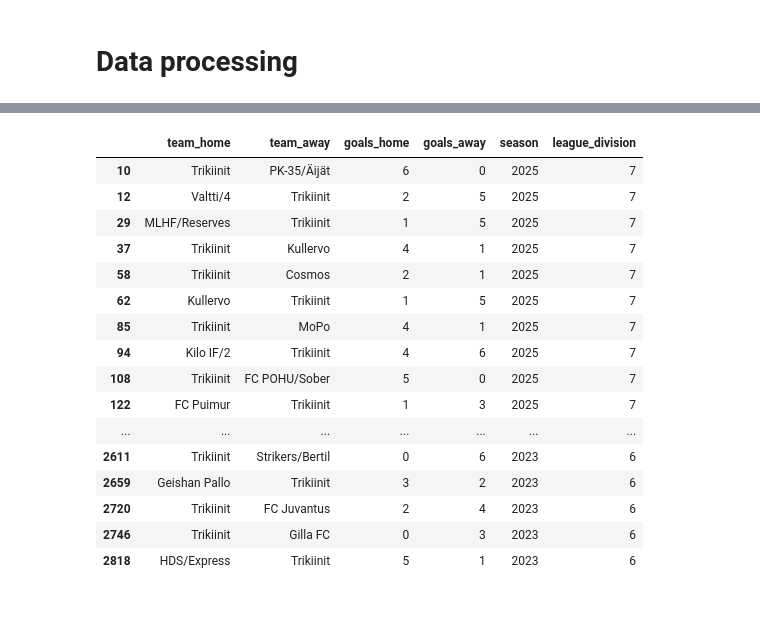
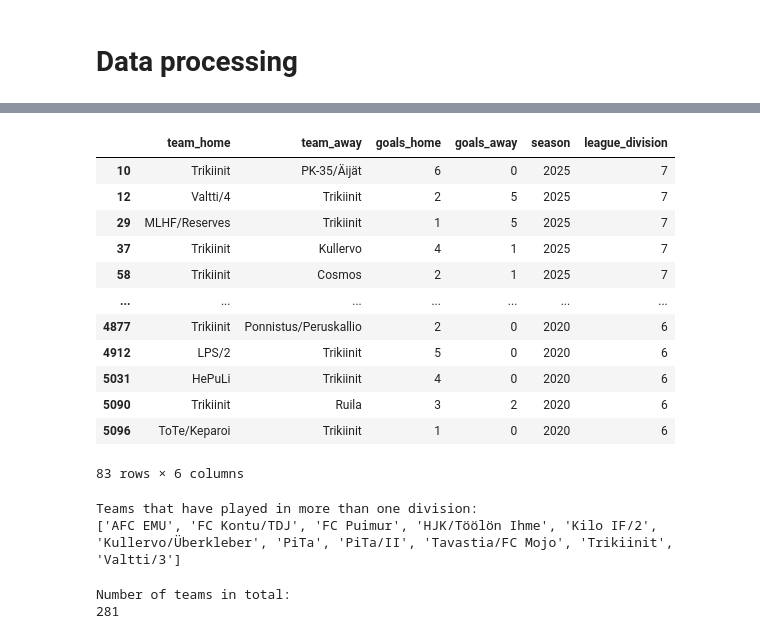
Before and after one commit to jaksticks/match_prediction, a Jupyter notebook: notebooks/palloliitto_big_scrape.ipynb, the cells around one changed output, grey strips where cells are left out. Cells and saved outputs as stored; diff of their text form; code cells hidden in the pictures; blank space fills up the shorter version.

Commit message:
league updates

```diff
--- a/notebooks/palloliitto_big_scrape.ipynb
+++ b/notebooks/palloliitto_big_scrape.ipynb
@@ -242,0 +303,8 @@ df.to_csv('../data/results/finland_6_7_divisions_results_2023_2025.csv', index=F
+# %%
+driver = initialize_webdriver(f'https://tulospalvelu.palloliitto.fi/category/M6!etejp20/results') # all results
+scroll_page(driver)
+# %%
+aux = get_results(driver)
+aux['season'] = '2020'
+aux['league_division'] = '6'
+aux
@@ -242,0 +325,3 @@ df.to_csv('../data/results/finland_6_7_divisions_results_2023_2025.csv', index=F
+# %%
+df = pd.concat([df, aux], ignore_index=True)
+df
@@ -261,20 +362,41 @@ memory usage: 132.3+ KB
+# %%
+# fix dtypes
+df[['goals_home', 'goals_away', 'season', 'league_division']] = df[['goals_home', 'goals_away', 'season', 'league_division']].astype(int)
 # %%
-df[(df['team_home']=='Trikiinit') | (df['team_away']=='Trikiinit')]
+team_name = 'Trikiinit'
+df[(df['team_home']==team_name) | (df['team_away']==team_name)]
 # %% [output]
 |  | team_home | team_away | goals_home | goals_away | season | league_division |
 | 10 | Trikiinit | PK-35/Äijät | 6 | 0 | 2025 | 7 |
 | 12 | Valtti/4 | Trikiinit | 2 | 5 | 2025 | 7 |
 | 29 | MLHF/Reserves | Trikiinit | 1 | 5 | 2025 | 7 |
 | 37 | Trikiinit | Kullervo | 4 | 1 | 2025 | 7 |
 | 58 | Trikiinit | Cosmos | 2 | 1 | 2025 | 7 |
-| 62 | Kullervo | Trikiinit | 1 | 5 | 2025 | 7 |
-| 85 | Trikiinit | MoPo | 4 | 1 | 2025 | 7 |
-| 94 | Kilo IF/2 | Trikiinit | 4 | 6 | 2025 | 7 |
-| 108 | Trikiinit | FC POHU/Sober | 5 | 0 | 2025 | 7 |
-| 122 | FC Puimur | Trikiinit | 1 | 3 | 2025 | 7 |
 | ... | ... | ... | ... | ... | ... | ... |
-| 2611 | Trikiinit | Strikers/Bertil | 0 | 6 | 2023 | 6 |
-| 2659 | Geishan Pallo | Trikiinit | 3 | 2 | 2023 | 6 |
-| 2720 | Trikiinit | FC Juvantus | 2 | 4 | 2023 | 6 |
-| 2746 | Trikiinit | Gilla FC | 0 | 3 | 2023 | 6 |
-| 2818 | HDS/Express | Trikiinit | 5 | 1 | 2023 | 6 |
+| 4877 | Trikiinit | Ponnistus/Peruskallio | 2 | 0 | 2020 | 6 |
+| 4912 | LPS/2 | Trikiinit | 5 | 0 | 2020 | 6 |
+| 5031 | HePuLi | Trikiinit | 4 | 0 | 2020 | 6 |
+| 5090 | Trikiinit | Ruila | 3 | 2 | 2020 | 6 |
+| 5096 | ToTe/Keparoi | Trikiinit | 1 | 0 | 2020 | 6 |
+83 rows × 6 columns
+# %%
+# Group by "team_home" and calculate the set of league_division values
+team_divisions = df.groupby("team_home")["league_division"].apply(set)
+
+# Filter teams where the number of unique league_division values is greater than 1
+teams_with_multiple_divisions = team_divisions[team_divisions.apply(len) > 1]
+
+# Get the team names
+teams = teams_with_multiple_divisions.index.tolist()
+
+print("Teams that have played in more than one division:")
+print(teams)
+# %% [output]
+Teams that have played in more than one division:
+['AFC EMU', 'FC Kontu/TDJ', 'FC Puimur', 'HJK/Töölön Ihme', 'Kilo IF/2', 'Kullervo/Überkleber', 'PiTa', 'PiTa/II', 'Tavastia/FC Mojo', 'Trikiinit', 'Valtti/3']
+# %%
+print('Number of teams in total:')
+print(df['team_home'].nunique())
+# %% [output]
+Number of teams in total:
+281
```
Also changed, not shown: parts of 34 cells of this notebook, 20 other files.
